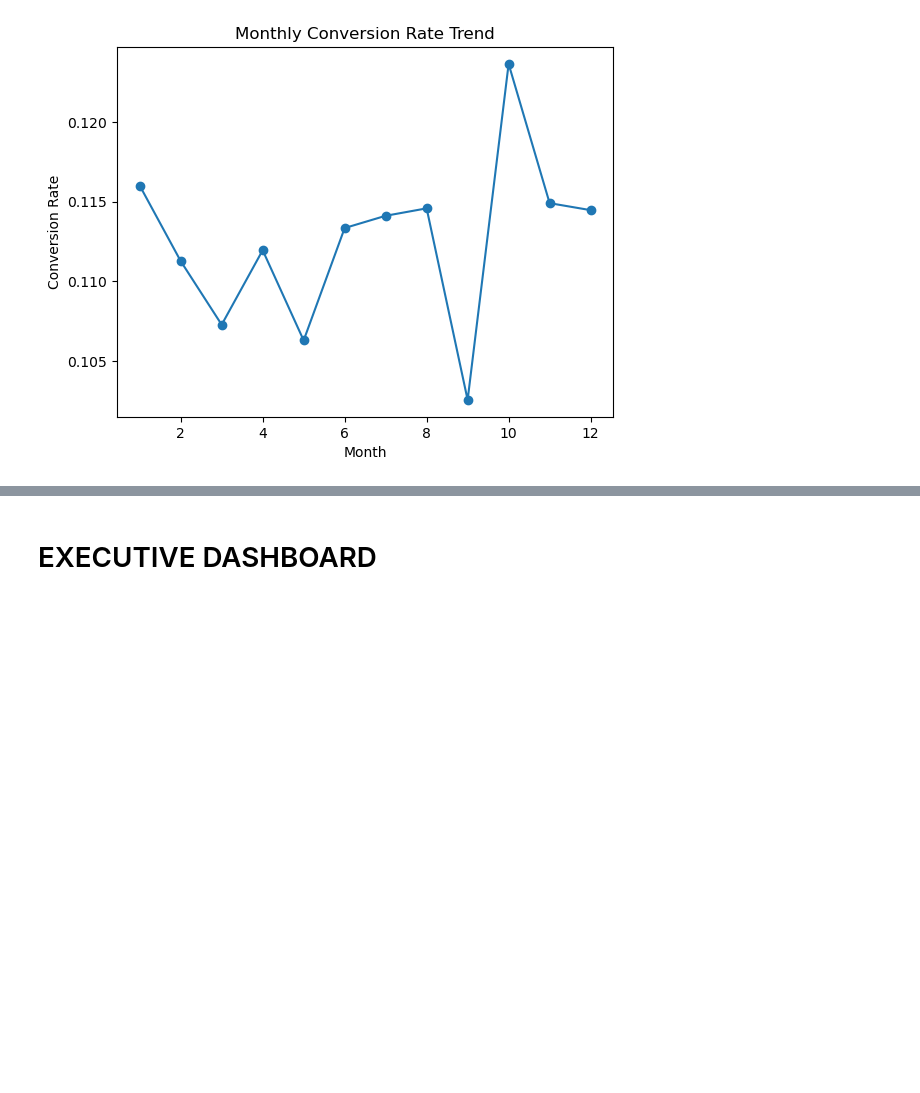
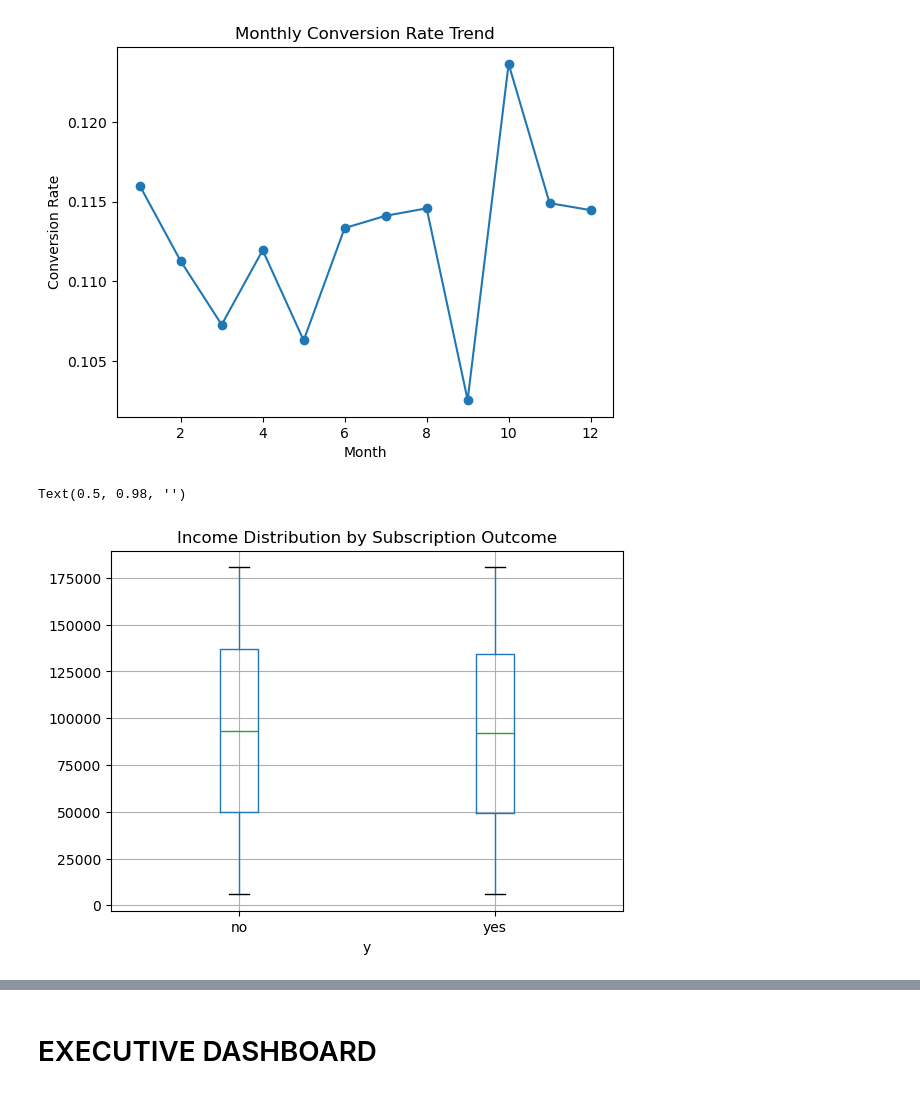
Before and after one commit to Sjoc88/Projects, a Jupyter notebook: Python/DatosProyecto/Analisis.ipynb, the cells around one changed output, grey strips where cells are left out. Saved outputs shown, nothing was run; the diff lists cells and outputs as text; code cells hidden in the pictures; blank space fills up the shorter version.

Commit message:
Day 3
Final work (merged)

```diff
--- a/Python/DatosProyecto/Analisis.ipynb
+++ b/Python/DatosProyecto/Analisis.ipynb
@@ -339,11 +486,11 @@ meses = {
 #Convert 2-agosto-2019 into 2-August-2019
 
 for es, en in meses.items():
-    bank["date"] = bank["date"].str.replace(es, en, case=False)
+    merged["date"] = merged["date"].str.replace(es, en, case=False)
 # %%
 # Convert to datetime
 
-bank["date"] = pd.to_datetime(bank["date"], dayfirst=True)
+merged["date"] = pd.to_datetime(merged["date"], dayfirst=True)
 # %%
 # Check the result
 
@@ -358,9 +505,9 @@ Name: date, dtype: datetime64[ns]
 # %%
 # Extract time features
 
-bank["year"] = bank["date"].dt.year
-bank["month"] = bank["date"].dt.month
-bank["quarter"] = bank["date"].dt.quarter
+merged["year"] = merged["date"].dt.year
+merged["month"] = merged["date"].dt.month
+merged["quarter"] = merged["date"].dt.quarter
 # %%
 # Campaign convertion rate by year
 
@@ -408,8 +555,8 @@ Name: y_num, dtype: float64
 # %%
 # Geographic clustering bins
 
-bank["lat_bin"] = bank["latitude"].round(1)
-bank["lon_bin"] = bank["longitude"].round(1)
+merged["lat_bin"] = merged["latitude"].round(1)
+merged["lon_bin"] = merged["longitude"].round(1)
 # %%
 # Reveal convertion zones
 
@@ -568,3 +713,10 @@ plt.xlabel("Month")
 plt.show()
 # %% [output]
 [figure]
+# %%
+merged.boxplot(column="Income", by="y")
+plt.title("Income Distribution by Subscription Outcome")
+plt.suptitle("")
+# %% [output]
+Text(0.5, 0.98, '')
+[figure, added]
```
Also changed, not shown: parts of 52 cells of this notebook, 4 other files.
